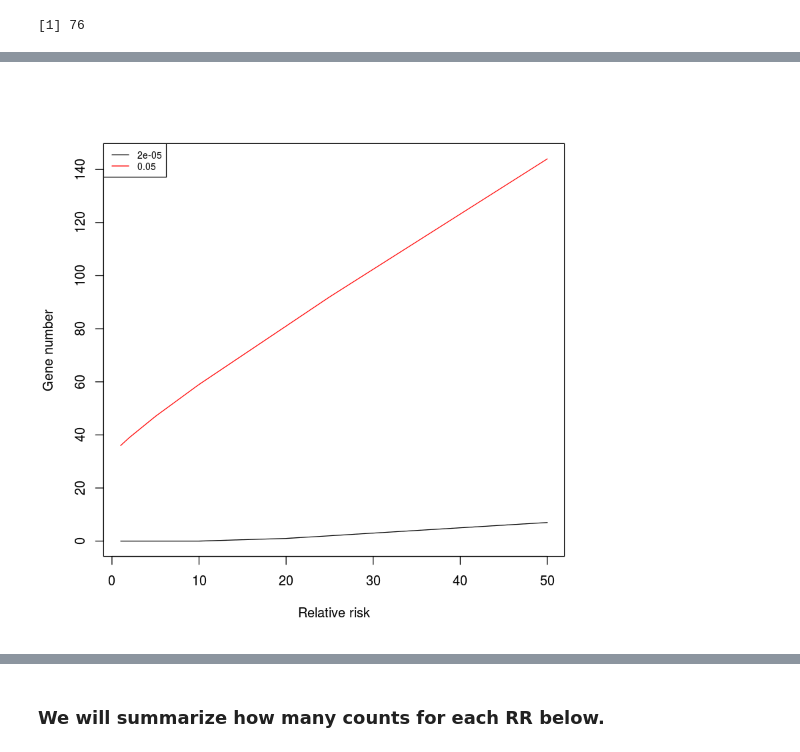
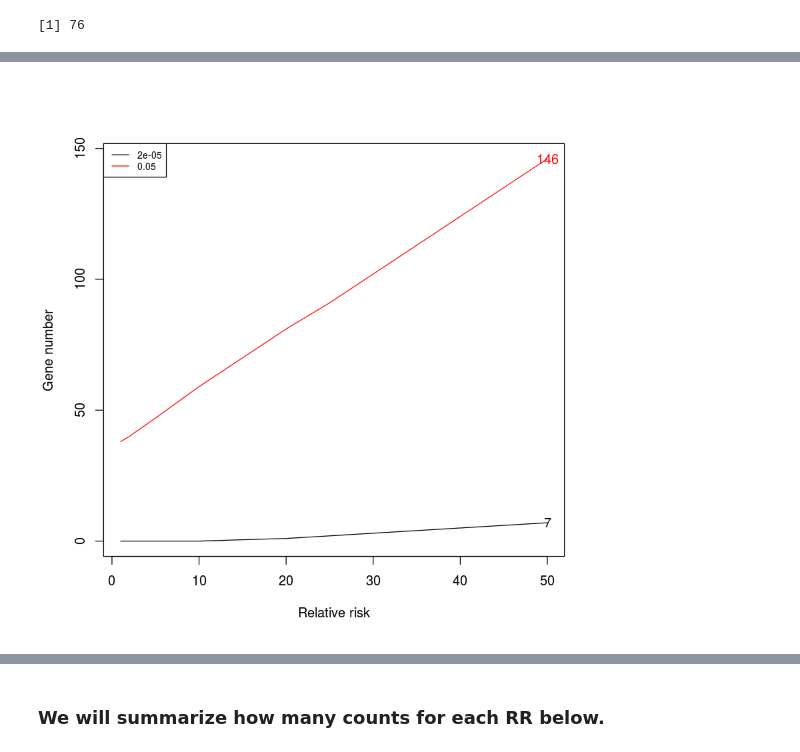
Before and after one commit to hoangtn/extTADA, a Jupyter notebook: test_count_genes_using_only_poisson_test.ipynb, the cells around one changed output, grey strips where cells are left out. Drawn from its saved outputs; the diff is of its cells as text; code cells hidden in the pictures.

```diff
--- a/test_count_genes_using_only_poisson_test.ipynb
+++ b/test_count_genes_using_only_poisson_test.ipynb
@@ -168,10 +168,12 @@ gCountAll
 # %%
 plot(rrList, gCountAll[dim(gCountAll)[1], ], col = 'white', xlab = 'Relative risk', ylab = 'Gene number',
      ylim = range(as.numeric(gCountAll)))
 for (ii in 1:dim(gCountAll)[1]){
   lines(rrList, gCountAll[ii, ], col = ii)
+    text(rrList[length(rrList)], gCountAll[ii, dim(gCountAll)[2]],
+        gCountAll[ii, dim(gCountAll)[2]], col  = ii)
 }
 
 legend("topleft", legend = alpha0, col = 1:length(alpha0), cex = 0.7, lty = 1)
 # %% [output]
-[figure, old version]
+[figure, new version]
```
Also changed, not shown: parts of 9 cells of this notebook.
